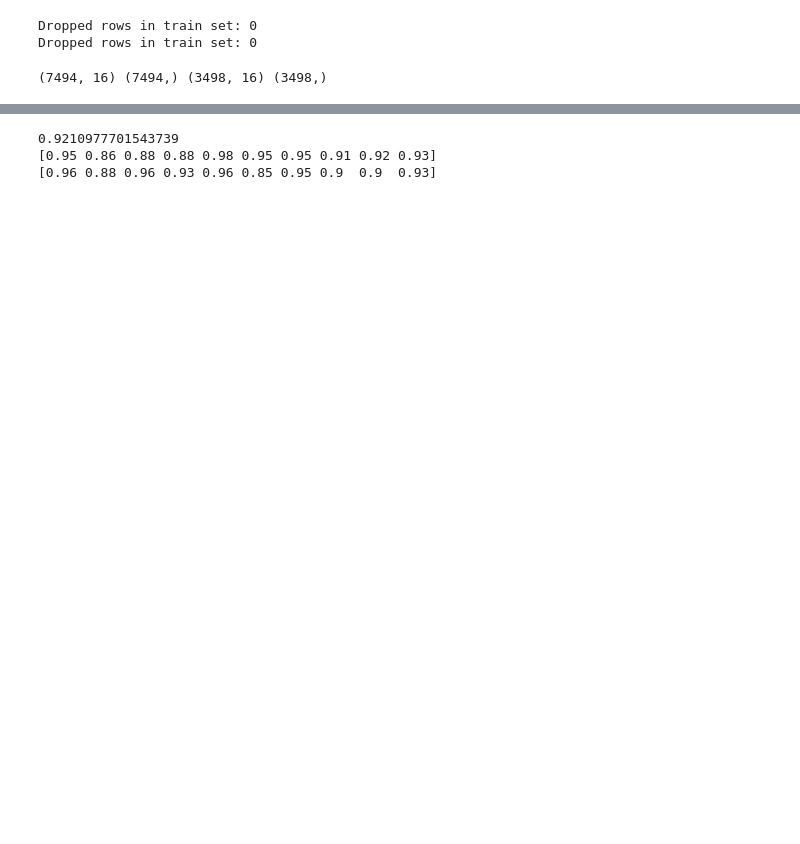
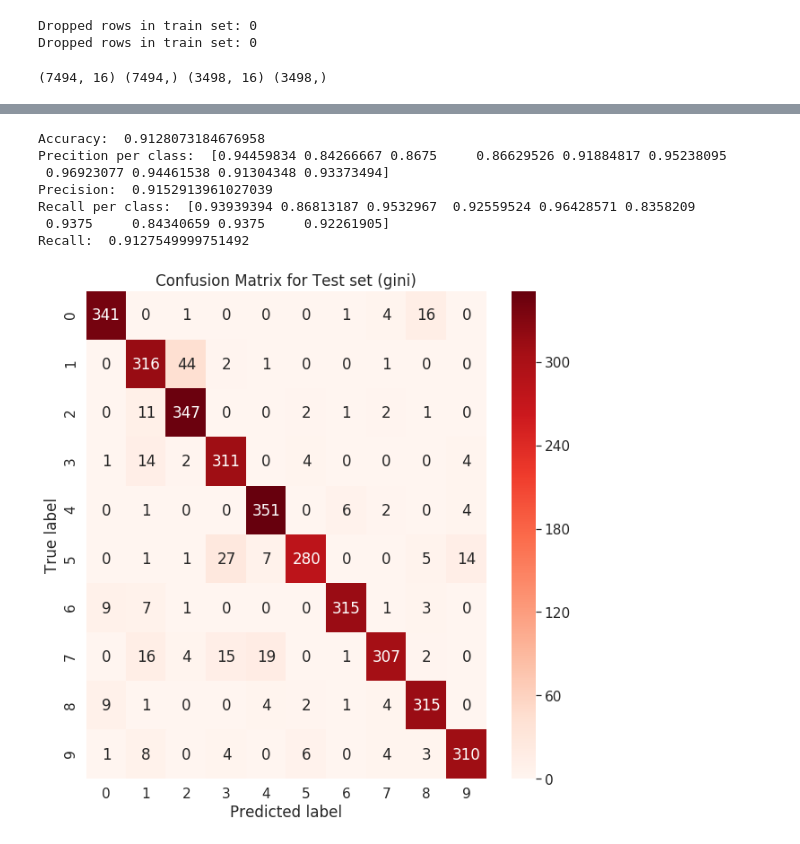
Before and after one commit to akabiraka/cs584_data_mining, a Jupyter notebook: hw1/dm1.1/pen_digit_classification_by_decision_tree.ipynb, the cells around one changed output, grey strips where cells are left out. Saved outputs shown, nothing was run; the diff lists cells and outputs as text; code cells hidden in the pictures; blank space fills up the shorter version.

```diff
--- a/hw1/dm1.1/pen_digit_classification_by_decision_tree.ipynb
+++ b/hw1/dm1.1/pen_digit_classification_by_decision_tree.ipynb
@@ -53,14 +60,19 @@ print_accuray_precision_recall(y_train, y_predict)
 # %%
 # gini decision tree model. accracy, precision and recall for test instances. And confusion matrix.
 gini_model = tree.DecisionTreeClassifier(criterion='gini')
 gini_model.fit(x_train, y_train)
 y_predict = gini_model.predict(x_test)
 print_accuray_precision_recall(y_test, y_predict)
-#plot_confusion_matrix(y_test, y_predict, classes=['0', '1', '2', '3', '4', '5', '6', '7', '8', '9'], figsize=(10, 10))
+conf_x(y_test, y_predict, classes=['0', '1', '2', '3', '4', '5', '6', '7', '8', '9'], title="Confusion Matrix for Test set (gini)", save_path="saved_images/conf_matrix_gini_test_set.png")
 # %% [output]
-0.9210977701543739
-[0.95 0.86 0.88 0.88 0.98 0.95 0.95 0.91 0.92 0.93]
-[0.96 0.88 0.96 0.93 0.96 0.85 0.95 0.9  0.9  0.93]
+Accuracy:  0.9128073184676958
+Precition per class:  [0.94459834 0.84266667 0.8675     0.86629526 0.91884817 0.95238095
+ 0.96923077 0.94461538 0.91304348 0.93373494]
+Precision:  0.9152913961027039
+Recall per class:  [0.93939394 0.86813187 0.9532967  0.92559524 0.96428571 0.8358209
+ 0.9375     0.84340659 0.9375     0.92261905]
+Recall:  0.9127549999751492
+[figure, added]
 # %%
 # gini decision tree model, with 5-fold cross validation
 gini_model = tree.DecisionTreeClassifier(criterion='gini')
```
Also changed, not shown: parts of 7 cells of this notebook, 6 other files.
